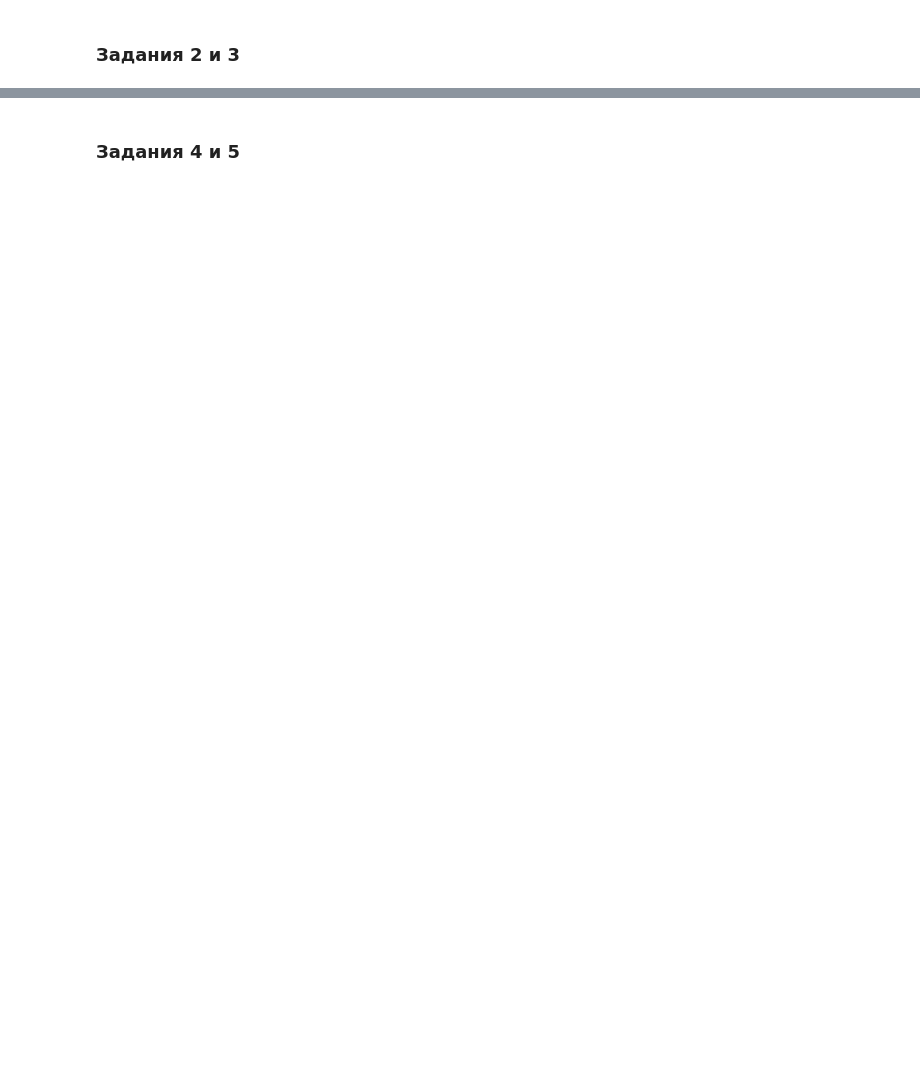
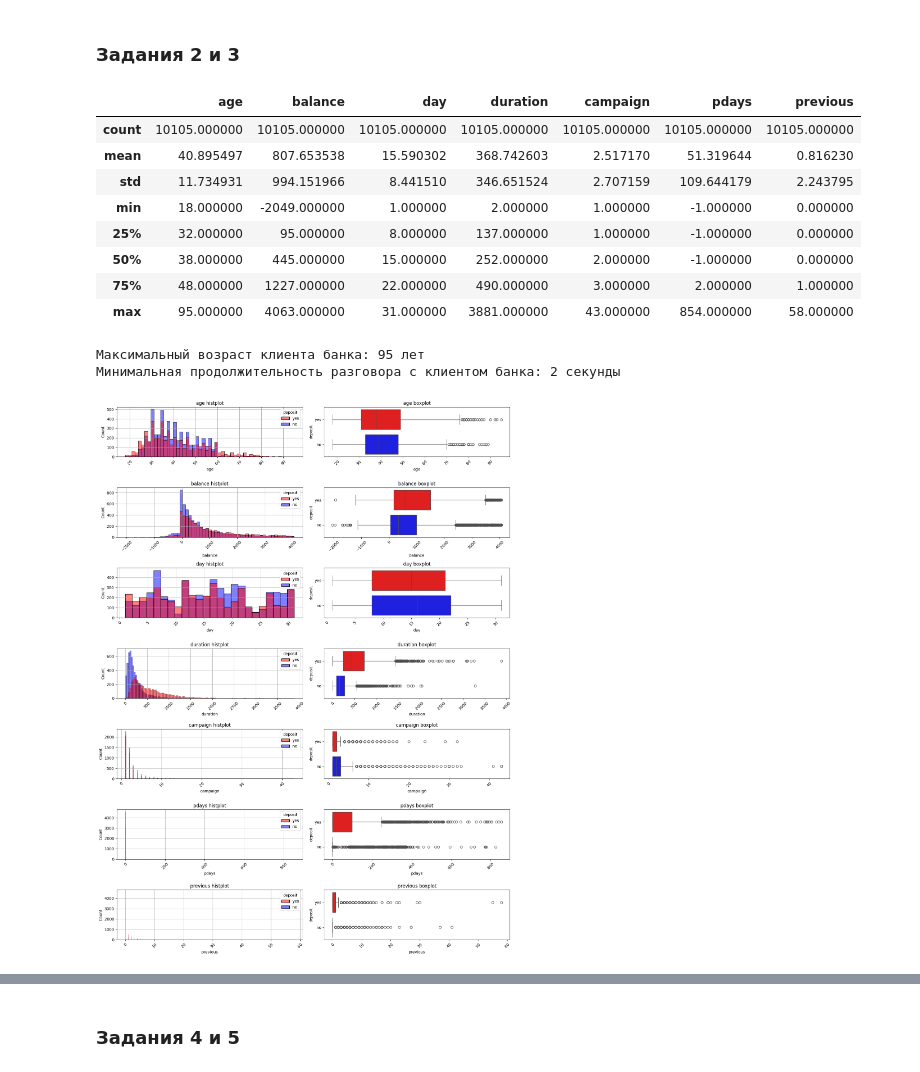
Before and after one commit to vavilove001-lab/sf_data_science, a Jupyter notebook: Projects/Project-4.ML/Project_4_ML.ipynb, the cells around one changed output, grey strips where cells are left out. Cells and saved outputs as stored; diff of their text form; code cells hidden in the pictures; blank space fills up the shorter version.

```diff
--- a/Projects/Project-4.ML/Project_4_ML.ipynb
+++ b/Projects/Project-4.ML/Project_4_ML.ipynb
@@ -217,6 +166,0 @@ print(f'Результирующее число записей: {cleaned.shape[0
-# %%
-fig, axes = plt.subplots(nrows=1, ncols=2, figsize=(15, 4))
-histplot = sns.histplot(data=cleaned, x='balance', ax=axes[0]);
-histplot.set_title('cleaned balance Distribution');
-boxplot = sns.boxplot(data=cleaned, x='balance', ax=axes[1]);
-boxplot.set_title('cleaned balance Boxplot');
@@ -232,5 +188,48 @@ boxplot.set_title('cleaned balance Boxplot');
 # %% [markdown]
 ### Задания 2 и 3
 # %%
-#рассчитайте описательные статистики для количественных переменных, проинтерпретируйте результат
-#ваш код
+# рассчитайте описательные статистики для количественных переменных, проинтерпретируйте результат
+display(cleaned.describe())
+
+#выделяем имена числовых признаков в виде списка для удобства дальнейшей работы
+types = cleaned.dtypes
+num_features = list(types[(types != 'object')].index)
+
+# Для каждого числового признака построим гистограмму признаки и диаграмму размаха,
+# иллюстрирующую зависимость целевого признака от каждого из факторов.
+n = len(num_features) #количество числовых признаков
+fig, axes = plt.subplots(n, 2, figsize=(15, 20)) # фигура + n х 2 координатных плоскостей
+
+#Создаем цикл для всех признаков из списка числовых признаков
+for i, feature in enumerate(num_features): #i- индекс, feature - название признака в таблице
+    #Строим гистограмму распределения признака
+    histplot = sns.histplot(data=cleaned, x=feature, hue='deposit', palette=['red', 'blue'], ax=axes[i][0])
+    #Добавляем подпись графику
+    histplot.set_title('{} histplot'.format(feature))
+    # Доьавляем сетку
+    histplot.grid()
+    #Добавляем поворот отметок на оси абсцисс
+    histplot.xaxis.set_tick_params(rotation=45)
+    #Строим диаграмму размаха
+    boxplot = sns.boxplot(data=cleaned, x=feature, y='deposit', palette=['red', 'blue'], ax=axes[i][1])
+    #Добавляем подпись графику
+    boxplot.set_title('{} boxplot'.format(feature));
+    #Добавляем поворот отметок на оси абсцисс
+    boxplot.xaxis.set_tick_params(rotation=45)
+plt.tight_layout() #выравнивание графиков
+
+print(f"Максимальный возраст клиента банка: {cleaned['age'].max()} лет")
+print(f"Минимальная продолжительность разговора с клиентом банка: {cleaned['duration'].min()} секунды")
+# %% [output]
+|  | age | balance | day | duration | campaign | pdays | previous |
+| count | 10105.000000 | 10105.000000 | 10105.000000 | 10105.000000 | 10105.000000 | 10105.000000 | 10105.000000 |
+| mean | 40.895497 | 807.653538 | 15.590302 | 368.742603 | 2.517170 | 51.319644 | 0.816230 |
+| std | 11.734931 | 994.151966 | 8.441510 | 346.651524 | 2.707159 | 109.644179 | 2.243795 |
+| min | 18.000000 | -2049.000000 | 1.000000 | 2.000000 | 1.000000 | -1.000000 | 0.000000 |
+| 25% | 32.000000 | 95.000000 | 8.000000 | 137.000000 | 1.000000 | -1.000000 | 0.000000 |
+| 50% | 38.000000 | 445.000000 | 15.000000 | 252.000000 | 2.000000 | -1.000000 | 0.000000 |
+| 75% | 48.000000 | 1227.000000 | 22.000000 | 490.000000 | 3.000000 | 2.000000 | 1.000000 |
+| max | 95.000000 | 4063.000000 | 31.000000 | 3881.000000 | 43.000000 | 854.000000 | 58.000000 |
+Максимальный возраст клиента банка: 95 лет
+Минимальная продолжительность разговора с клиентом банка: 2 секунды
+[figure, added]
```
Also changed, not shown: parts of 54 cells of this notebook, 2 other files.
